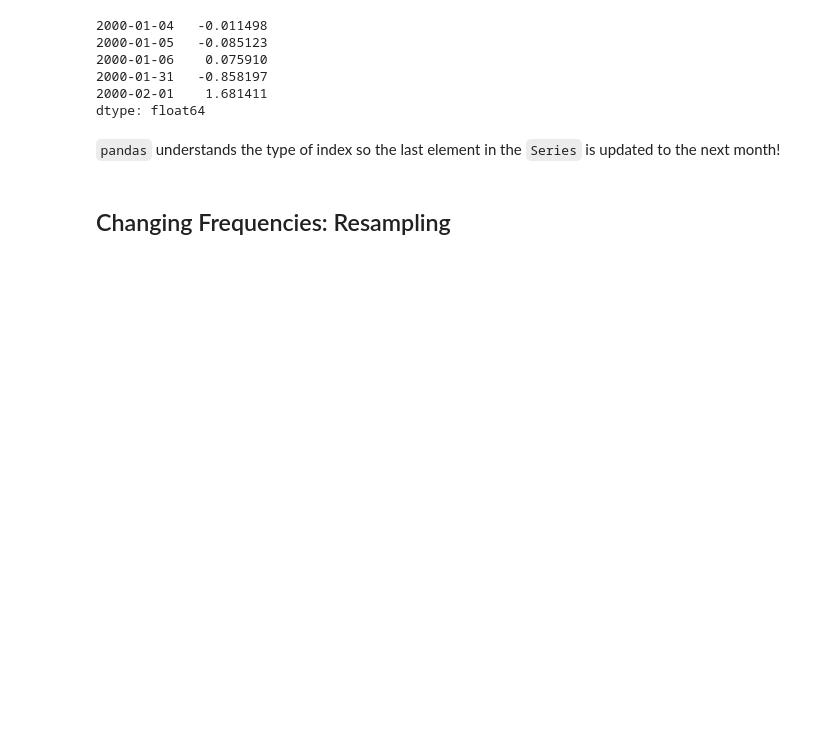
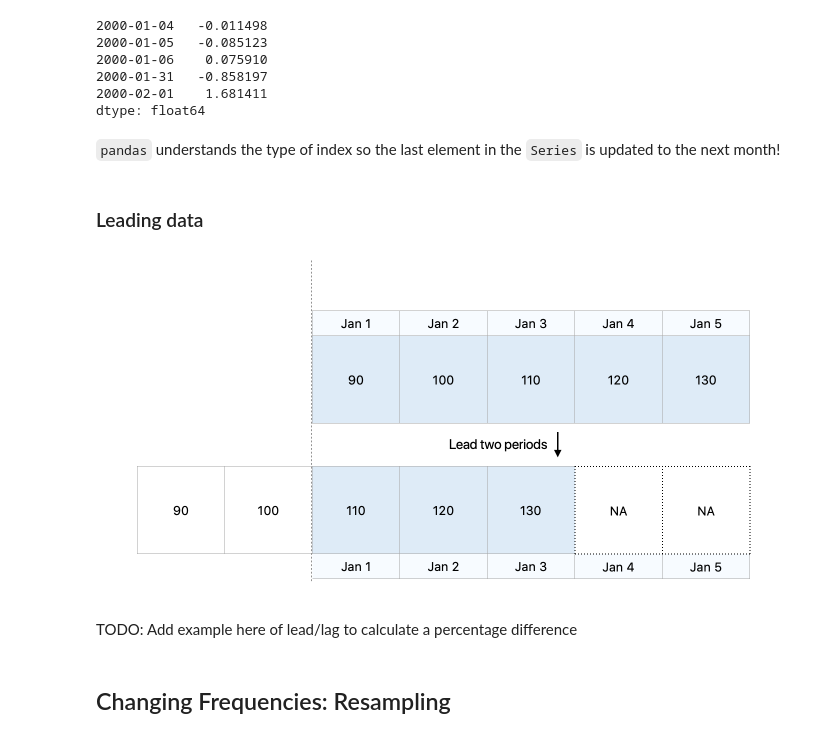
Before and after one commit to dgerlanc/programming-with-data, a Jupyter notebook: 04-time-series-slides.ipynb, the cells around one changed output. Saved outputs shown, nothing was run; the diff lists cells and outputs as text; code cells hidden in the pictures; blank space fills up the shorter version.

```diff
--- a/04-time-series-slides.ipynb
+++ b/04-time-series-slides.ipynb
@@ -122,6 +133,14 @@ dtype: float64
 # %% [markdown]
 `pandas` understands the type of index so the last element
 in the `Series` is updated to the next month!
+# %% [markdown]
+### Leading data
+# %%
+image('lead.png')
+# %% [output]
+[figure, added]
+# %% [markdown]
+TODO: Add example here of lead/lag to calculate a percentage difference
 # %% [markdown]
 ## Changing Frequencies: Resampling
 # %% [markdown]
```
Also changed, not shown: parts of 10 cells of this notebook, 2 other files.
